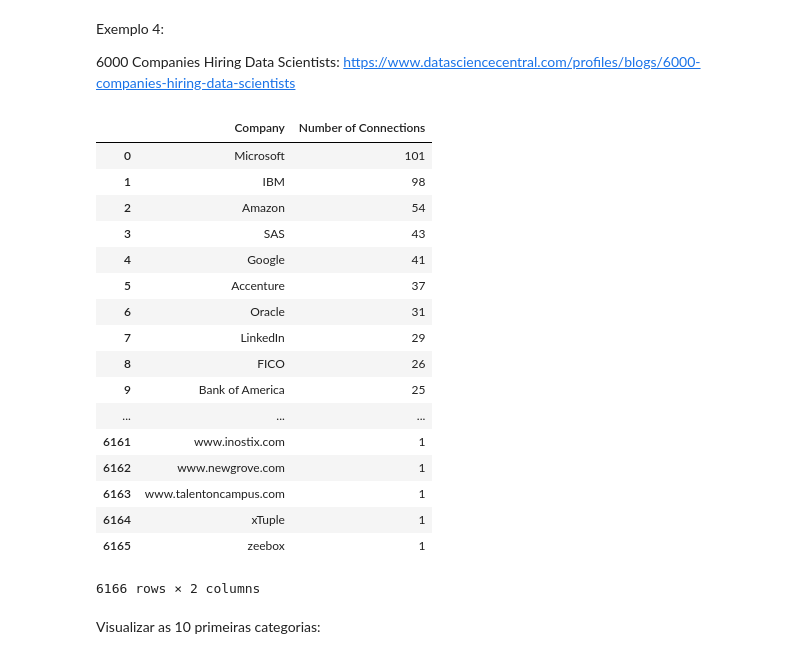
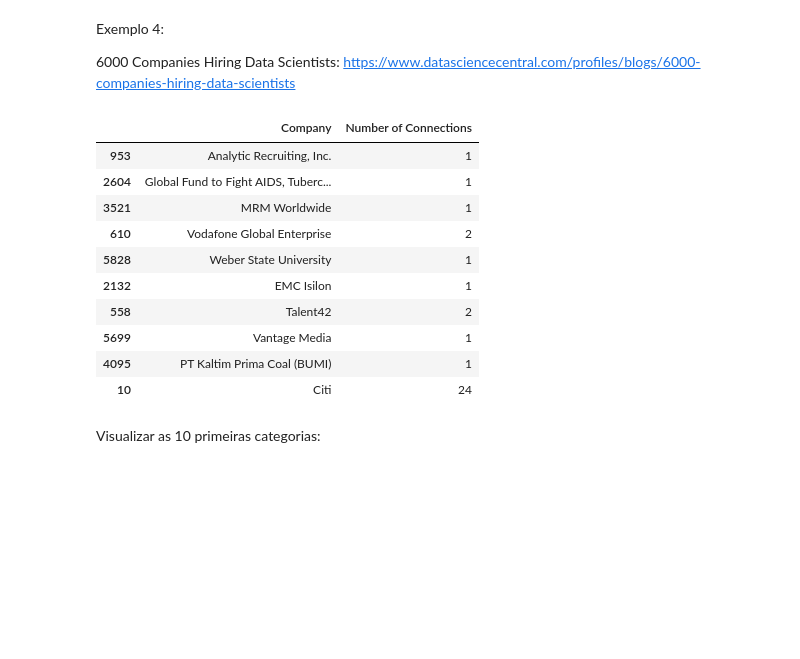
Before and after one commit to danielscarvalho/Insper-DS-Dicas, a Jupyter notebook: Dica-001.ipynb, the cells around one changed output. Drawn from its saved outputs; the diff is of its cells as text; code cells hidden in the pictures; blank space fills up the shorter version.

```diff
--- a/Dica-001.ipynb
+++ b/Dica-001.ipynb
@@ -74,26 +84,19 @@ fileurl   = r'https://storage.ning.com/topology/rest/1.0/file/get/2808319155?pro
 
 df_ds_jobs = pd.read_excel(fileurl)
 # %%
-df_ds_jobs
+df_ds_jobs.sample(10)
 # %% [output]
 |  | Company | Number of Connections |
-| 0 | Microsoft | 101 |
-| 1 | IBM | 98 |
-| 2 | Amazon | 54 |
-| 3 | SAS | 43 |
-| 4 | Google | 41 |
-| 5 | Accenture | 37 |
-| 6 | Oracle | 31 |
-| 7 | LinkedIn | 29 |
-| 8 | FICO | 26 |
-| 9 | Bank of America | 25 |
-| ... | ... | ... |
-| 6161 | www.inostix.com | 1 |
-| 6162 | www.newgrove.com | 1 |
-| 6163 | www.talentoncampus.com | 1 |
-| 6164 | xTuple | 1 |
-| 6165 | zeebox | 1 |
+| 953 | Analytic Recruiting, Inc. | 1 |
+| 2604 | Global Fund to Fight AIDS, Tuberc... | 1 |
+| 3521 | MRM Worldwide | 1 |
+| 610 | Vodafone Global Enterprise | 2 |
+| 5828 | Weber State University | 1 |
+| 2132 | EMC Isilon | 1 |
+| 558 | Talent42 | 2 |
+| 5699 | Vantage Media | 1 |
+| 4095 | PT Kaltim Prima Coal (BUMI) | 1 |
+| 10 | Citi | 24 |
-6166 rows × 2 columns
 # %% [markdown]
 Visualizar as 10 primeiras categorias:
 # %%
```
Also changed, not shown: parts of 5 cells of this notebook, 3 other files.
